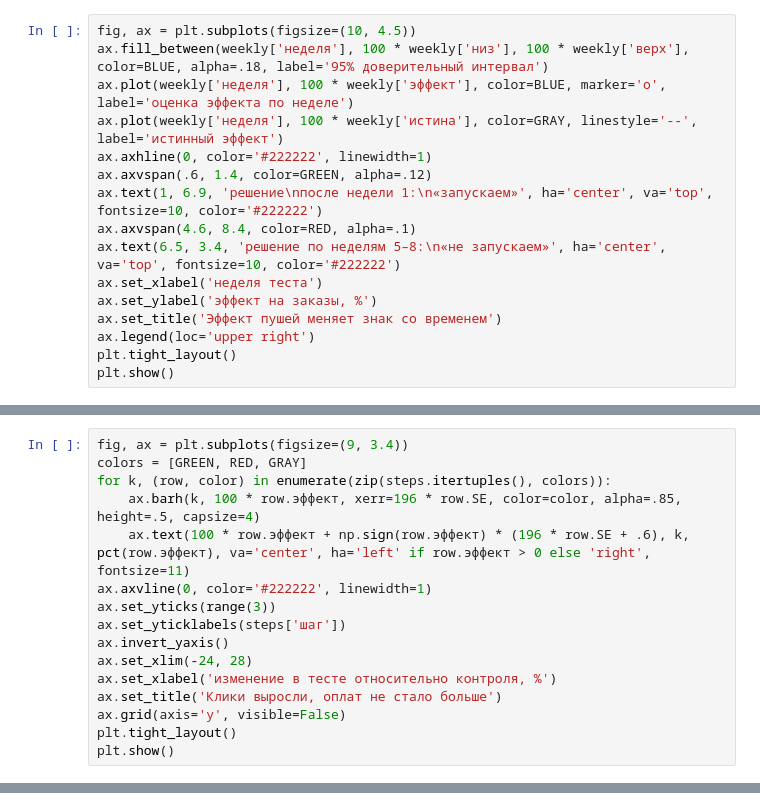
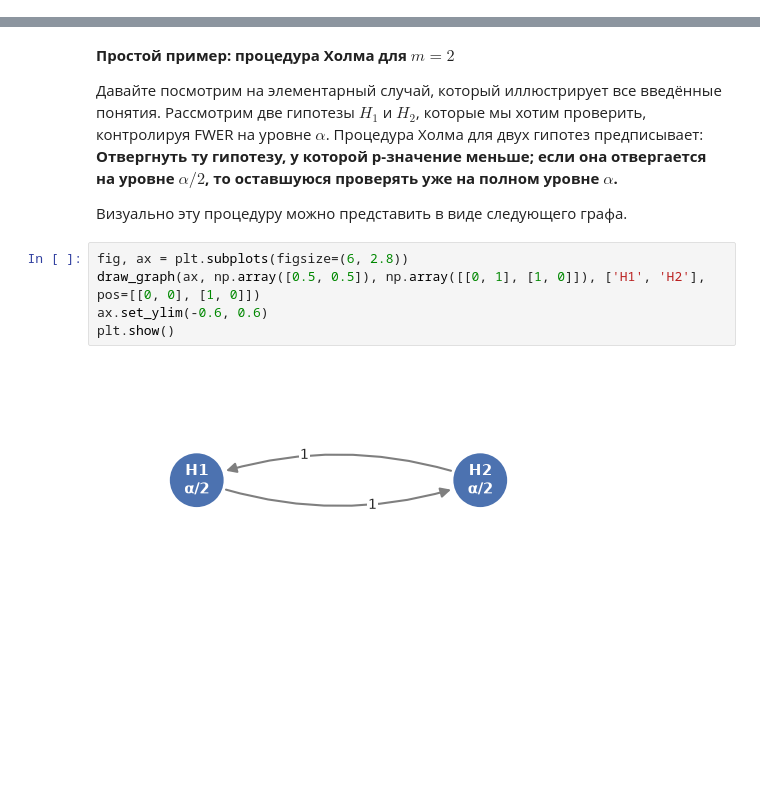
Before and after one commit to Alberelloo/AITH-2026-Hypothesis-Testing-Workshop, a Jupyter notebook: 05. Много метрик — одно решение/lesson.ipynb, the cells around one changed output, grey strips where cells are left out. Cells and saved outputs as stored; diff of their text form; blank space fills up the shorter version.

```diff
--- a/05. Много метрик — одно решение/lesson.ipynb
+++ b/05. Много метрик — одно решение/lesson.ipynb
@@ -1997,16 +0,0 @@ print(f'\nОбъединённый эффект недель 5–8: {pct(late_ef
-# %%
-fig, ax = plt.subplots(figsize=(10, 4.5))
-ax.fill_between(weekly['неделя'], 100 * weekly['низ'], 100 * weekly['верх'], color=BLUE, alpha=.18, label='95% доверительный интервал')
-ax.plot(weekly['неделя'], 100 * weekly['эффект'], color=BLUE, marker='o', label='оценка эффекта по неделе')
-ax.plot(weekly['неделя'], 100 * weekly['истина'], color=GRAY, linestyle='--', label='истинный эффект')
-ax.axhline(0, color='#222222', linewidth=1)
-ax.axvspan(.6, 1.4, color=GREEN, alpha=.12)
-ax.text(1, 6.9, 'решение\nпосле недели 1:\n«запускаем»', ha='center', va='top', fontsize=10, color='#222222')
-ax.axvspan(4.6, 8.4, color=RED, alpha=.1)
-ax.text(6.5, 3.4, 'решение по неделям 5–8:\n«не запускаем»', ha='center', va='top', fontsize=10, color='#222222')
-ax.set_xlabel('неделя теста')
-ax.set_ylabel('эффект на заказы, %')
-ax.set_title('Эффект пушей меняет знак со временем')
-ax.legend(loc='upper right')
-plt.tight_layout()
-plt.show()
@@ -2099,16 +0,0 @@ print(steps.assign(контроль=(100 * steps['контроль']).round(1),
-# %%
-fig, ax = plt.subplots(figsize=(9, 3.4))
-colors = [GREEN, RED, GRAY]
-for k, (row, color) in enumerate(zip(steps.itertuples(), colors)):
-    ax.barh(k, 100 * row.эффект, xerr=196 * row.SE, color=color, alpha=.85, height=.5, capsize=4)
-    ax.text(100 * row.эффект + np.sign(row.эффект) * (196 * row.SE + .6), k, pct(row.эффект), va='center', ha='left' if row.эффект > 0 else 'right', fontsize=11)
-ax.axvline(0, color='#222222', linewidth=1)
-ax.set_yticks(range(3))
-ax.set_yticklabels(steps['шаг'])
-ax.invert_yaxis()
-ax.set_xlim(-24, 28)
-ax.set_xlabel('изменение в тесте относительно контроля, %')
-ax.set_title('Клики выросли, оплат не стало больше')
-ax.grid(axis='y', visible=False)
-plt.tight_layout()
-plt.show()
@@ -2193,0 +362,13 @@ arm
+# %% [markdown]
+**Простой пример: процедура Холма для $m = 2$**
+
+Давайте посмотрим на элементарный случай, который иллюстрирует все введённые понятия. Рассмотрим две гипотезы $H_1$ и $H_2$, которые мы хотим проверить, контролируя FWER на уровне $\alpha$. Процедура Холма для двух гипотез предписывает: **Отвергнуть ту гипотезу, у которой p-значение меньше; если она отвергается на уровне $\alpha/2$, то оставшуюся проверять уже на полном уровне $\alpha$.**
+
+Визуально эту процедуру можно представить в виде следующего графа.
+# %%
+fig, ax = plt.subplots(figsize=(6, 2.8))
+draw_graph(ax, np.array([0.5, 0.5]), np.array([[0, 1], [1, 0]]), ['H1', 'H2'], pos=[[0, 0], [1, 0]])
+ax.set_ylim(-0.6, 0.6)
+plt.show()
+# %% [output]
+[figure, added]
```
Also changed, not shown: parts of 310 cells of this notebook, 3 other files.
